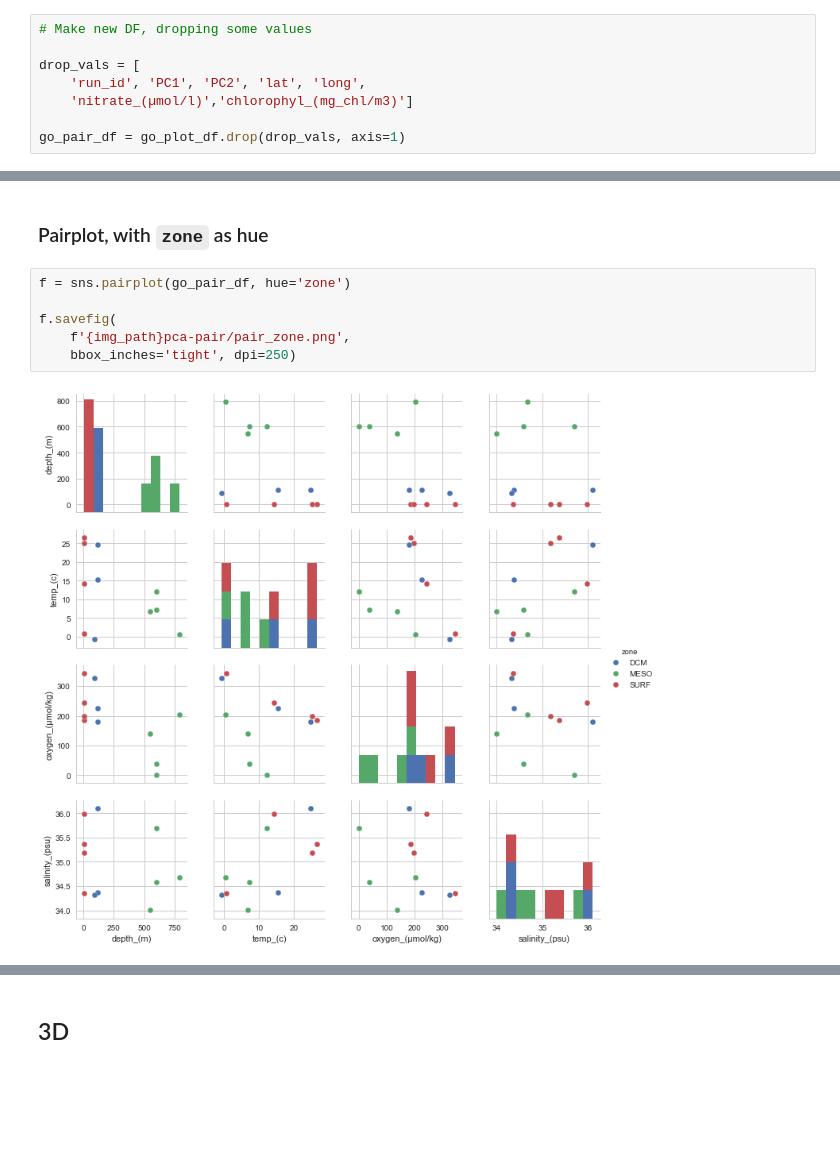
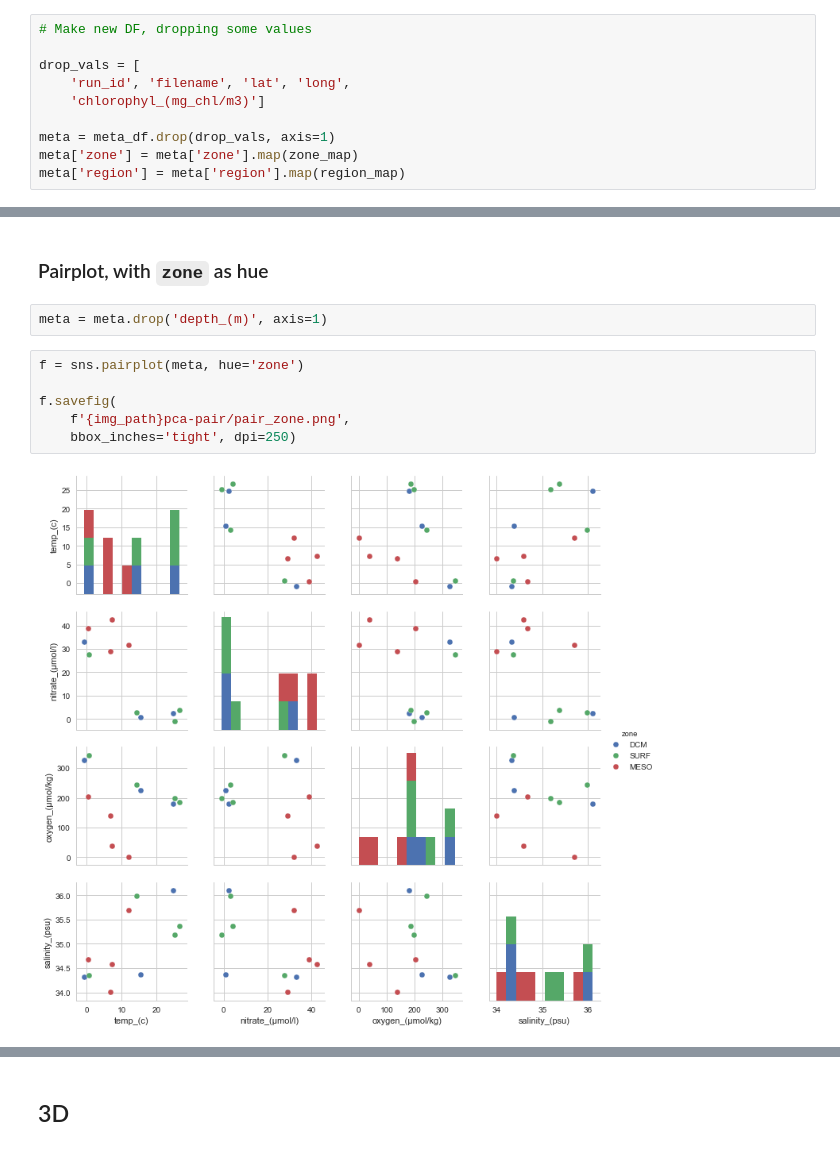
Before and after one commit to dustinmichels/biol338-final-project, a Jupyter notebook: analysis/scripts/PCA.ipynb, the cells around one changed output, grey strips where cells are left out. Cells and saved outputs as stored; diff of their text form; blank space fills up the shorter version.

```diff
--- a/analysis/scripts/PCA.ipynb
+++ b/analysis/scripts/PCA.ipynb
@@ -175,7 +180,9 @@ for val in categories:
 # Make new DF, dropping some values
 
 drop_vals = [
-    'run_id', 'PC1', 'PC2', 'lat', 'long',
-    'nitrate_(µmol/l)','chlorophyl_(mg_chl/m3)']
+    'run_id', 'filename', 'lat', 'long',
+    'chlorophyl_(mg_chl/m3)']
 
-go_pair_df = go_plot_df.drop(drop_vals, axis=1)
+meta = meta_df.drop(drop_vals, axis=1)
+meta['zone'] = meta['zone'].map(zone_map)
+meta['region'] = meta['region'].map(region_map)
@@ -226,11 +263,13 @@ oxygen_(µmol/kg) vs salinity_(psu)
 0.0643256852815
 # %% [markdown]
 ### Pairplot, with `zone` as hue
+# %%
+meta = meta.drop('depth_(m)', axis=1)
 # %%
-f = sns.pairplot(go_pair_df, hue='zone')
+f = sns.pairplot(meta, hue='zone')
 
 f.savefig(
     f'{img_path}pca-pair/pair_zone.png',
     bbox_inches='tight', dpi=250)
 # %% [output]
-[figure, old version]
+[figure, new version]
```
Also changed, not shown: parts of 10 cells of this notebook, 56 other files.
